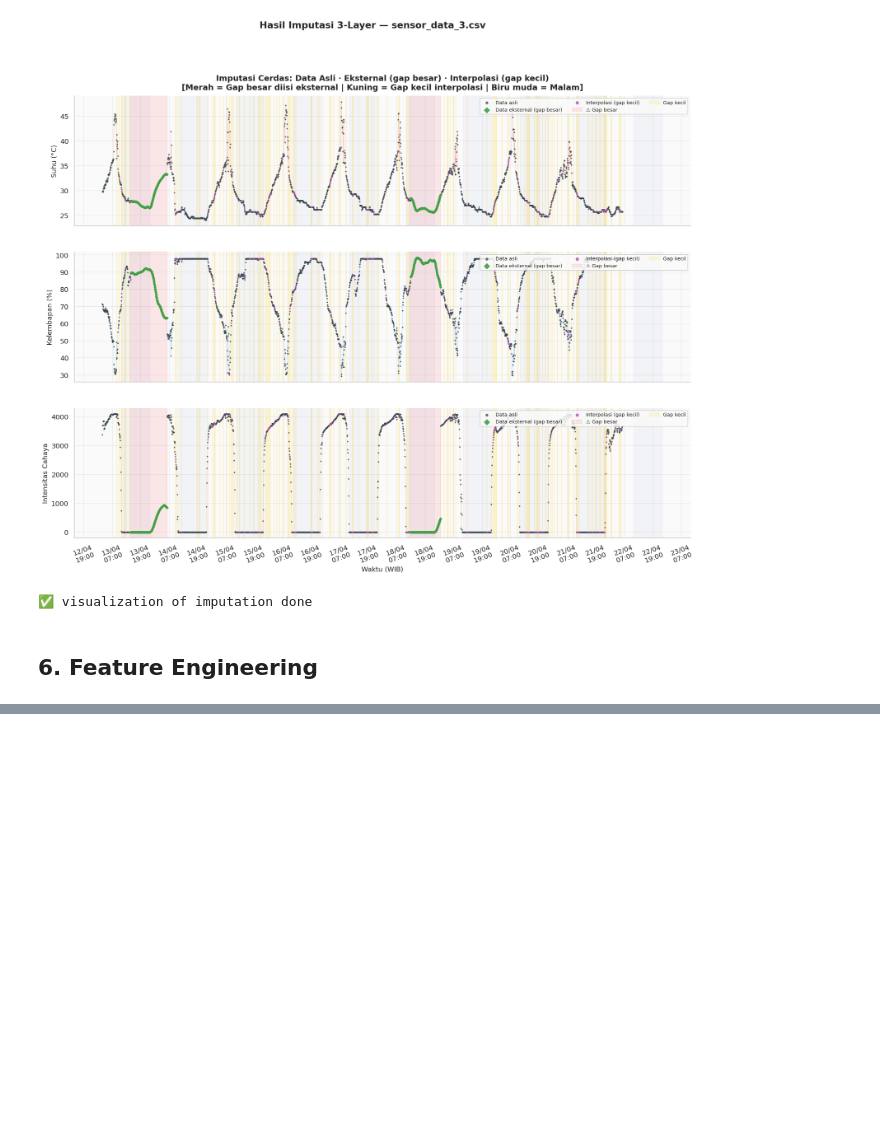
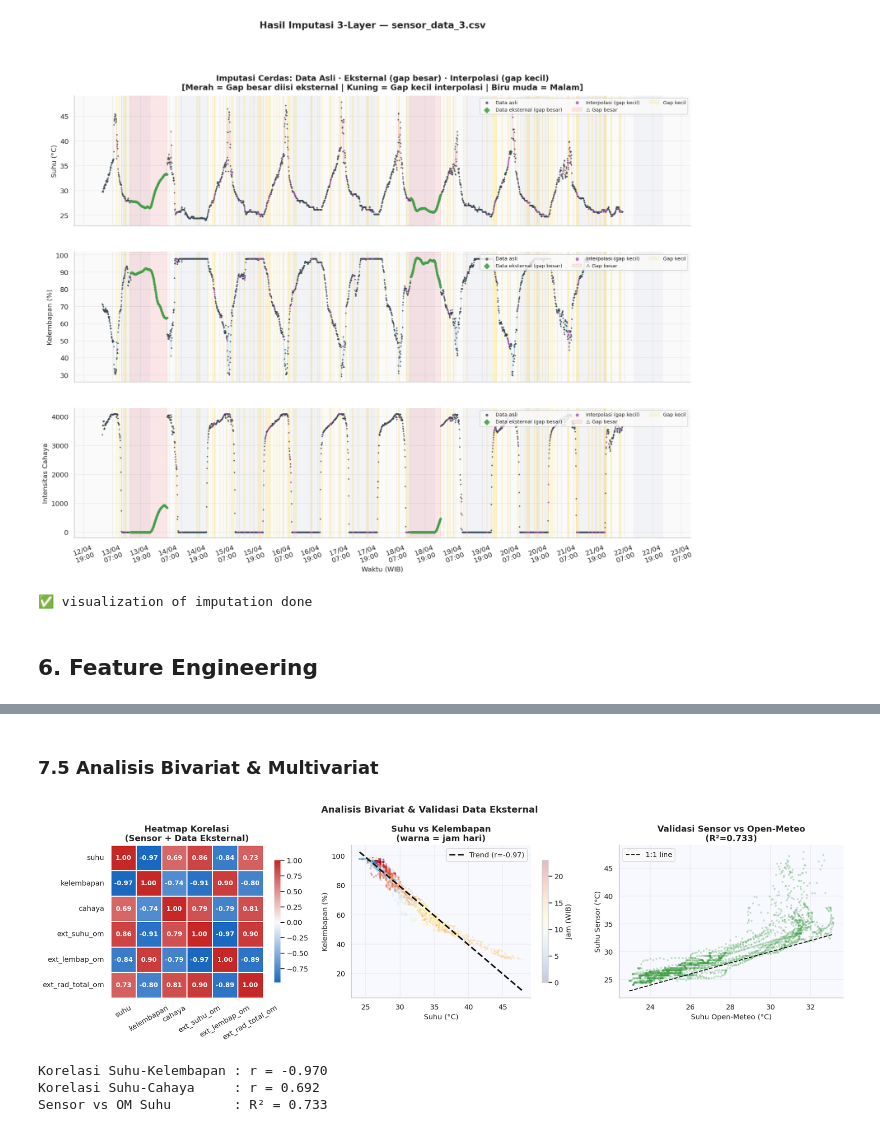
Before and after one commit to delafajarmulia/suhu-detector-ai, a Jupyter notebook: weather_analysis_3.ipynb, the cells around one changed output, grey strips where cells are left out. Cells and saved outputs as stored; diff of their text form; code cells hidden in the pictures; blank space fills up the shorter version.

```diff
--- a/weather_analysis_3.ipynb
+++ b/weather_analysis_3.ipynb
@@ -520,0 +706,50 @@ display(df_feat[['suhu','kelembapan','cahaya','jam','kondisi','is_malam',
+# %% [markdown]
+### 7.5 Analisis Bivariat & Multivariat
+# %%
+fig, axes = plt.subplots(1, 3, figsize=(18, 5))
+fig.patch.set_facecolor('white')
+
+# 1. Heatmap korelasi
+corr = df_feat[cols_sensor + ['ext_suhu_om','ext_lembap_om','ext_rad_total_om']].corr()
+mask_upper = np.triu(np.ones_like(corr, dtype=bool), k=1)
+cmap_corr = LinearSegmentedColormap.from_list('corr', ['#1565C0','#FAFAFA','#C62828'])
+sns.heatmap(corr, annot=True, fmt='.2f', cmap=cmap_corr, center=0,
+            ax=axes[0], square=True, linewidths=1.5,
+            annot_kws={'size': 10, 'weight': 'bold'}, cbar_kws={'shrink': 0.8})
+axes[0].set_title('Heatmap Korelasi\n(Sensor + Data Eksternal)')
+axes[0].tick_params(axis='x', rotation=30)
+
+# 2. Scatter suhu vs kelembapan colored by jam
+sc2 = axes[1].scatter(df_feat['suhu'], df_feat['kelembapan'],
+                      c=df_feat['jam'], cmap='RdYlBu_r', alpha=0.25, s=5)
+plt.colorbar(sc2, ax=axes[1], label='Jam (WIB)', shrink=0.8)
+coef = np.polyfit(df_feat['suhu'].dropna(), df_feat['kelembapan'].dropna(), 1)
+xl = np.linspace(df_feat['suhu'].min(), df_feat['suhu'].max(), 100)
+axes[1].plot(xl, np.polyval(coef, xl), 'k--', lw=2.5, label=f'Trend (r={corr.loc["suhu","kelembapan"]:.2f})')
+axes[1].set_xlabel('Suhu (°C)'); axes[1].set_ylabel('Kelembapan (%)')
+axes[1].set_title(f'Suhu vs Kelembapan\n(warna = jam hari)')
+axes[1].legend(); axes[1].set_facecolor('#F8F9FF')
+
+# 3. Sensor vs External suhu
+axes[2].scatter(df_feat['ext_suhu_om'], df_feat['suhu'], alpha=0.2, s=5, color=PALETTE['ext'])
+x_ref = np.linspace(df_feat['ext_suhu_om'].min(), df_feat['ext_suhu_om'].max(), 100)
+axes[2].plot(x_ref, x_ref, 'k--', lw=1.5, label='1:1 line')
+r2_om = np.corrcoef(df_feat['ext_suhu_om'].dropna(),
+                     df_feat.loc[df_feat['ext_suhu_om'].notna(),'suhu'].dropna())[0,1]**2
+axes[2].set_xlabel('Suhu Open-Meteo (°C)'); axes[2].set_ylabel('Suhu Sensor (°C)')
+axes[2].set_title(f'Validasi Sensor vs Open-Meteo\n(R²={r2_om:.3f})')
+axes[2].legend(); axes[2].set_facecolor('#F8F9FF')
+
+plt.suptitle('Analisis Bivariat & Validasi Data Eksternal', fontsize=14, fontweight='bold')
+plt.tight_layout()
+plt.savefig('fig_bivariat.png', dpi=130, bbox_inches='tight')
+plt.show()
+
+print(f'Korelasi Suhu-Kelembapan : r = {corr.loc["suhu","kelembapan"]:.3f}')
+print(f'Korelasi Suhu-Cahaya     : r = {corr.loc["suhu","cahaya"]:.3f}')
+print(f'Sensor vs OM Suhu        : R² = {r2_om:.3f}')
+# %% [output]
+[figure, added]
+Korelasi Suhu-Kelembapan : r = -0.970
+Korelasi Suhu-Cahaya     : r = 0.692
+Sensor vs OM Suhu        : R² = 0.733
```
Also changed, not shown: parts of 11 cells of this notebook.
